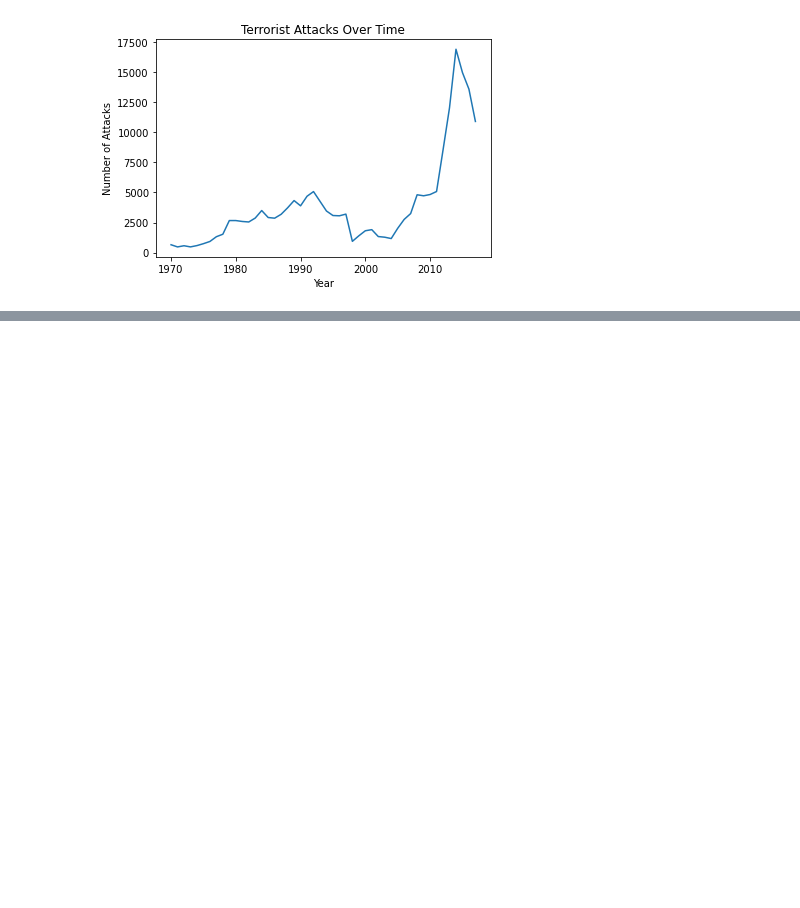
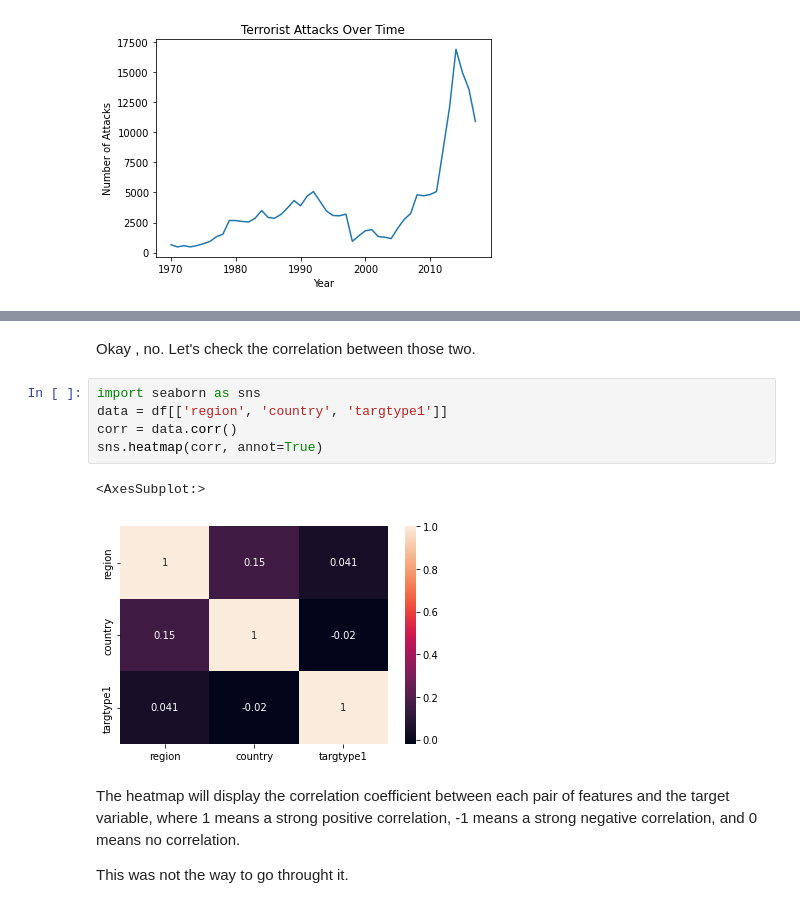
Before and after one commit to tiaL-ops/self-learning, a Jupyter notebook: gtd-eda-and-ml-approach.ipynb, the cells around one changed output, grey strips where cells are left out. Saved outputs shown, nothing was run; the diff lists cells and outputs as text; blank space fills up the shorter version.

```diff
--- a/gtd-eda-and-ml-approach.ipynb
+++ b/gtd-eda-and-ml-approach.ipynb
@@ -290,0 +369,14 @@ yearly_attacks.plot(kind='line', title='Terrorist Attacks Over Time', xlabel='Ye
+# %% [markdown]
+Okay , no. Let's check the correlation between those two.
+# %%
+import seaborn as sns
+data = df[['region', 'country', 'targtype1']]
+corr = data.corr()
+sns.heatmap(corr, annot=True)
+# %% [output]
+<AxesSubplot:>
+[figure, added]
+# %% [markdown]
+The heatmap will display the correlation coefficient between each pair of features and the target variable, where 1 means a strong positive correlation, -1 means a strong negative correlation, and 0 means no correlation.
+
+This was not the way to go throught it.
```
Also changed, not shown: parts of 6 cells of this notebook.
